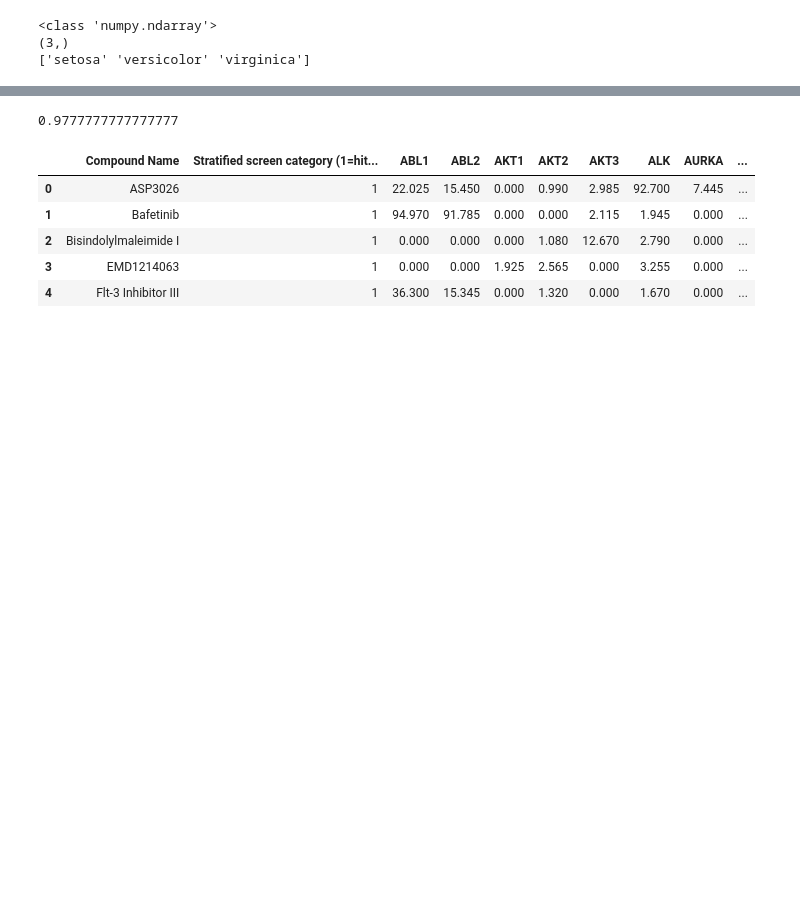
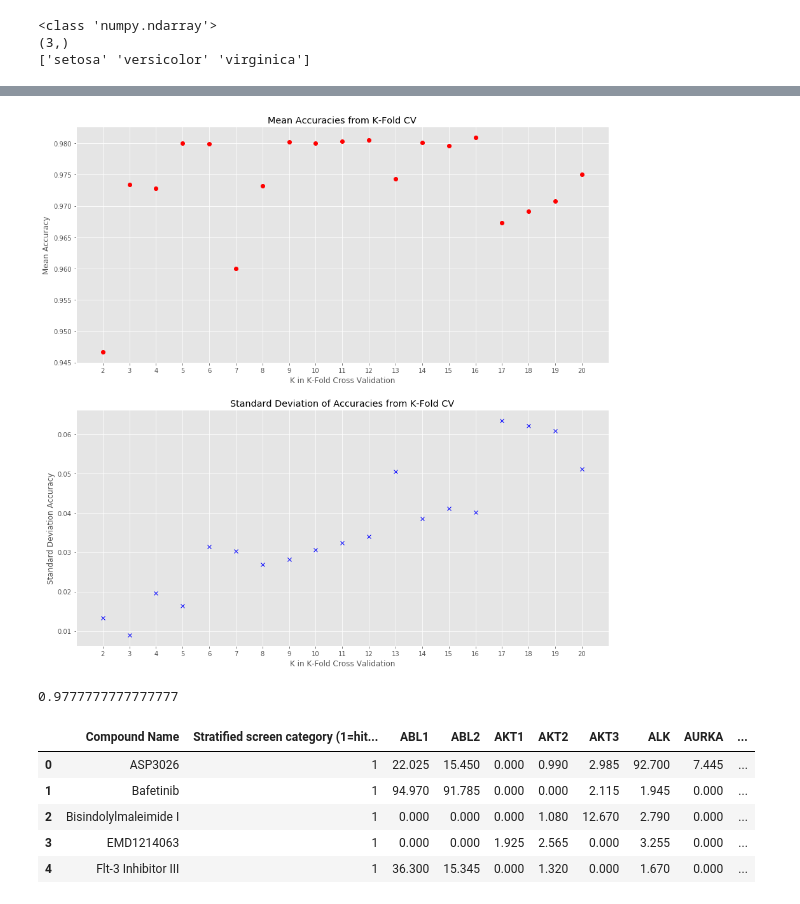
Before and after one commit to nathancfox/cfs-reu-2018, a Jupyter notebook: pso/Machine_Learning_Sandbox.ipynb, the cells around one changed output, grey strips where cells are left out. Saved outputs shown, nothing was run; the diff lists cells and outputs as text; code cells hidden in the pictures; blank space fills up the shorter version.

```diff
--- a/pso/Machine_Learning_Sandbox.ipynb
+++ b/pso/Machine_Learning_Sandbox.ipynb
@@ -103,0 +192,14 @@ print(scores.std())
+# %%
+mean_accuracies = []
+stddev_accuracies = []
+for i in range(2, 21):
+    scores = cross_val_score(clf, iris.data, iris.target, cv=i)
+    mean_accuracies.append(scores.mean())
+    stddev_accuracies.append(scores.std())
+    print('Scores from {}-Fold CV'.format(i))
+    print('-------------------------')
+    print(scores)
+    print()
+    print('Mean Score        :', str(scores.mean()))
+    print('Standard Deviation:', str(scores.std()))
+    print('\n', '#'*80, '\n', sep='')
@@ -104,3 +224,28 @@ print(scores.std())
+# %%
+import matplotlib.pyplot as plt
+plt.style.use('ggplot')
+# %%
+fig = plt.figure(figsize=(15, 15))
+
+meanax = fig.add_subplot(211)
+meanax.plot([i for i in range(2, 21)], mean_accuracies, 'ro')
+meanax.set_xlabel('K in K-Fold Cross Validation')
+meanax.set_xlim((1, 21))
+meanax.set_xticks([i for i in range(2, 21)])
+meanax.set_ylabel('Mean Accuracy')
+meanax.set_title('Mean Accuracies from K-Fold CV')
+
+stddevax = fig.add_subplot(212)
+stddevax.plot([i for i in range(2, 21)], stddev_accuracies, 'bx')
+stddevax.set_xlabel('K in K-Fold Cross Validation')
+stddevax.set_xlim((1, 21))
+stddevax.set_xticks([i for i in range(2, 21)])
+stddevax.set_ylabel('Standard Deviation Accuracy')
+stddevax.set_title('Standard Deviation of Accuracies from K-Fold CV')
+
+plt.show()
+# %% [output]
+[figure, added]
 # %%
 clf.score(X_test, y_test)
 # %% [output]
```
Also changed, not shown: parts of 29 cells of this notebook.
